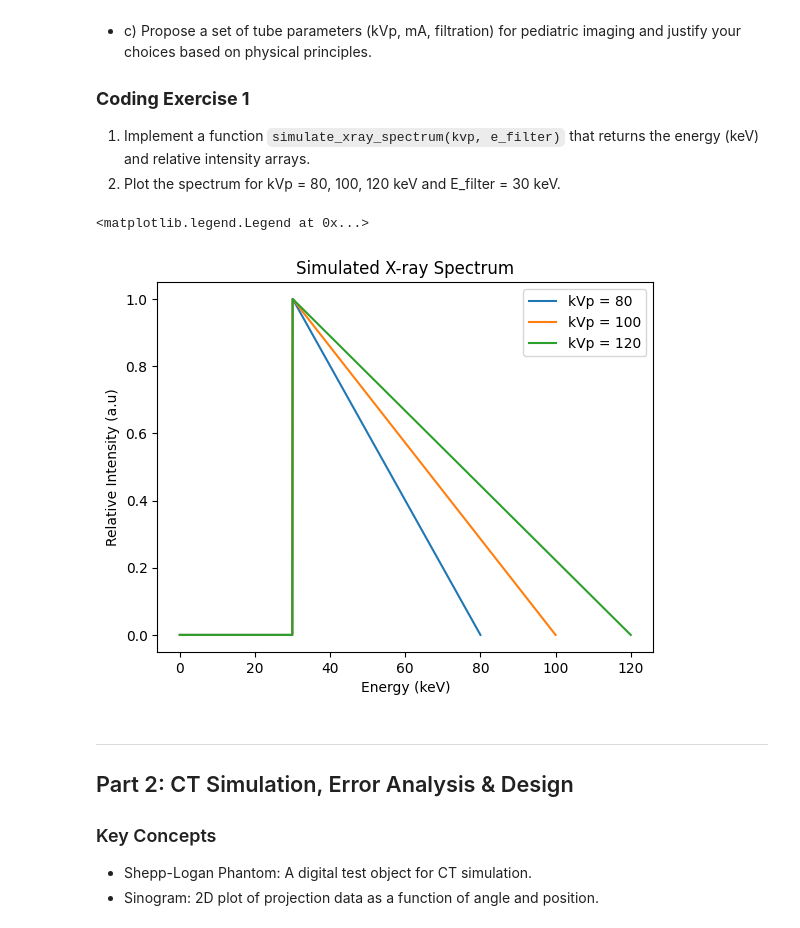
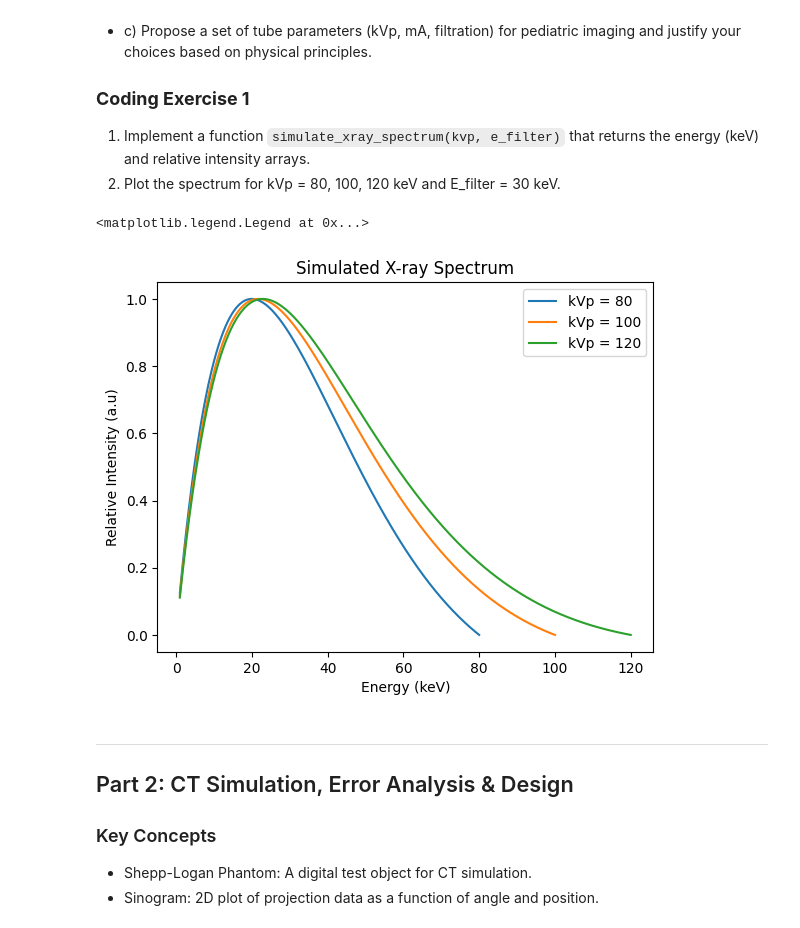
Before and after one commit to julianamassaro/BMEN509-623_Deliverable_2, a Jupyter notebook: deliverable-02-starter.ipynb, the cells around one changed output. Cells and saved outputs as stored; diff of their text form; code cells hidden in the pictures.

```diff
--- a/deliverable-02-starter.ipynb
+++ b/deliverable-02-starter.ipynb
@@ -49,31 +102,32 @@ You are tasked with designing an X-ray tube for a pediatric chest radiography sy
 # %%
 import numpy as np
 import matplotlib.pyplot as plt
 # TODO: Simulate the X-ray spectrum
 # spectrum = simulate_xray_spectrum(kvp, e_filter)
 def simulate_xray_spectrum(kvp, e_filter):
-    E = np.linspace(0, kvp, 1000)
-    I = (kvp - E)
-    I[E < e_filter] = 0
+    E = np.linspace(1, kvp, 1000)
+    I = (kvp - E) * E
+    I_filtered = I * np.exp(-E/e_filter)
+    I = I_filtered / I_filtered.max()
     if I.max() > 0:
       I = I / I.max()
     return E, I
 
 # TODO: Plot the spectrum for different kVp and E_filter values
 kvp_values = [80, 100, 120]
 e_filter = 30
 
 plt.figure()
 for kvp in kvp_values:
     E, I = simulate_xray_spectrum(kvp, e_filter)
     plt.plot(E, I, label=f'kVp = {kvp}')
 plt.xlabel('Energy (keV)')
 plt.ylabel('Relative Intensity (a.u)')
 plt.title('Simulated X-ray Spectrum')
 plt.legend()
 # %% [output]
 <matplotlib.legend.Legend at 0x...>
-[figure, old version]
+[figure, new version]
 # %%
 # TODO: Analyze and discuss the results
 
```
Also changed, not shown: parts of 3 cells of this notebook.
